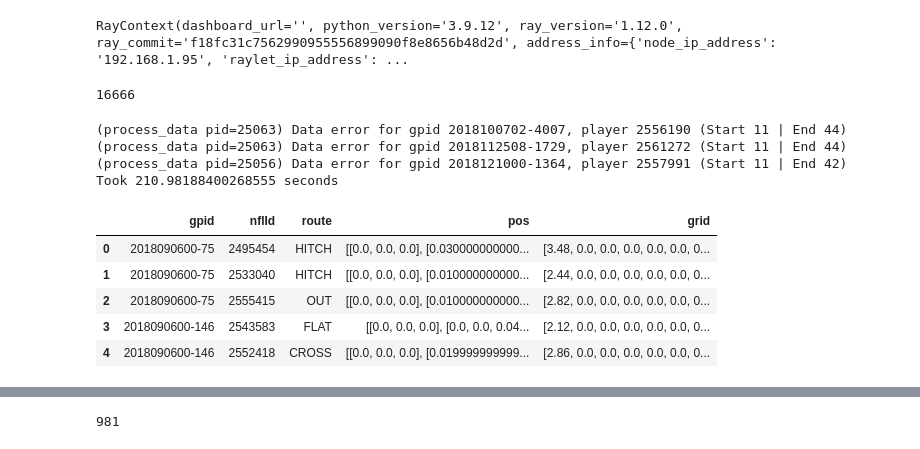
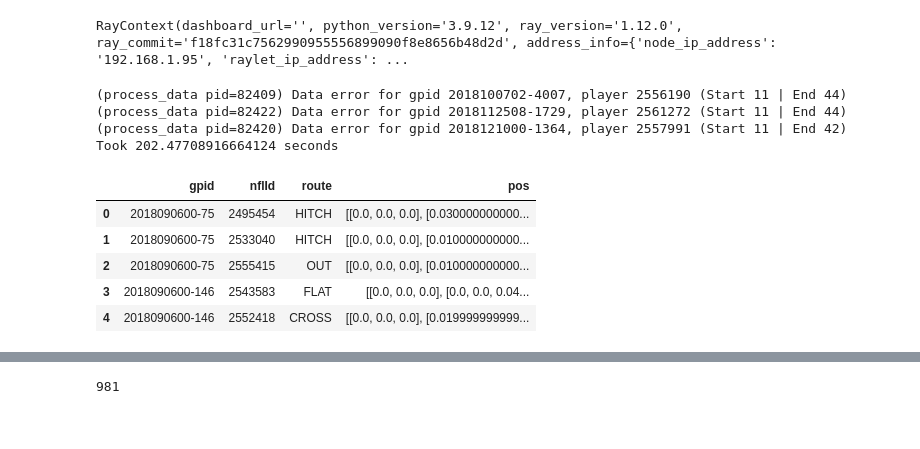
Before and after one commit to sskett/cosc301, a Jupyter notebook: route_finder.ipynb, the cells around one changed output, grey strips where cells are left out. Cells and saved outputs as stored; diff of their text form; code cells hidden in the pictures.

```diff
--- a/route_finder.ipynb
+++ b/route_finder.ipynb
@@ -127,30 +129,28 @@ while set_pos < max_gpids:
     set_pos = set_pos + step
     end = set_pos if set_pos < max_gpids else max_gpids
     gpid_sets.append((start, end))
-# %%
-n_gpids
-# %% [output]
-16666
 # %%
 # Generate vectors of positions
 start = time.time()
+
+routes_df = pd.DataFrame(columns=['gpid', 'nflId', 'route', 'pos'])
 futures = [process_data.remote(runners.loc[(runners['gpid'].isin(gpids[idx[0]:idx[1]]))], qb_positions) for idx in gpid_sets]
 results = ray.get(futures)
 
 for i in range(0, len(results)):
     routes_df = pd.concat([routes_df, results[i]], ignore_index=True)
 
 finish = time.time()
 print(f'Took {finish - start} seconds')
 routes_df.head()
 # %% [output]
-(process_data pid=25063) Data error for gpid 2018100702-4007, player 2556190 (Start 11 | End 44)
-(process_data pid=25063) Data error for gpid 2018112508-1729, player 2561272 (Start 11 | End 44)
-(process_data pid=25056) Data error for gpid 2018121000-1364, player 2557991 (Start 11 | End 42)
-Took 210.98188400268555 seconds
+(process_data pid=82409) Data error for gpid 2018100702-4007, player 2556190 (Start 11 | End 44)
+(process_data pid=82422) Data error for gpid 2018112508-1729, player 2561272 (Start 11 | End 44)
+(process_data pid=82420) Data error for gpid 2018121000-1364, player 2557991 (Start 11 | End 42)
+Took 202.47708916664124 seconds
-|  | gpid | nflId | route | pos | grid |
-| 0 | 2018090600-75 | 2495454 | HITCH | [[0.0, 0.0, 0.0], [0.030000000000... | [3.48, 0.0, 0.0, 0.0, 0.0, 0.0, 0... |
-| 1 | 2018090600-75 | 2533040 | HITCH | [[0.0, 0.0, 0.0], [0.010000000000... | [2.44, 0.0, 0.0, 0.0, 0.0, 0.0, 0... |
-| 2 | 2018090600-75 | 2555415 | OUT | [[0.0, 0.0, 0.0], [0.010000000000... | [2.82, 0.0, 0.0, 0.0, 0.0, 0.0, 0... |
-| 3 | 2018090600-146 | 2543583 | FLAT | [[0.0, 0.0, 0.0], [0.0, 0.0, 0.04... | [2.12, 0.0, 0.0, 0.0, 0.0, 0.0, 0... |
-| 4 | 2018090600-146 | 2552418 | CROSS | [[0.0, 0.0, 0.0], [0.019999999999... | [2.86, 0.0, 0.0, 0.0, 0.0, 0.0, 0... |
+|  | gpid | nflId | route | pos |
+| 0 | 2018090600-75 | 2495454 | HITCH | [[0.0, 0.0, 0.0], [0.030000000000... |
+| 1 | 2018090600-75 | 2533040 | HITCH | [[0.0, 0.0, 0.0], [0.010000000000... |
+| 2 | 2018090600-75 | 2555415 | OUT | [[0.0, 0.0, 0.0], [0.010000000000... |
+| 3 | 2018090600-146 | 2543583 | FLAT | [[0.0, 0.0, 0.0], [0.0, 0.0, 0.04... |
+| 4 | 2018090600-146 | 2552418 | CROSS | [[0.0, 0.0, 0.0], [0.019999999999... |
```
Also changed, not shown: parts of 11 cells of this notebook, 3 other files.
